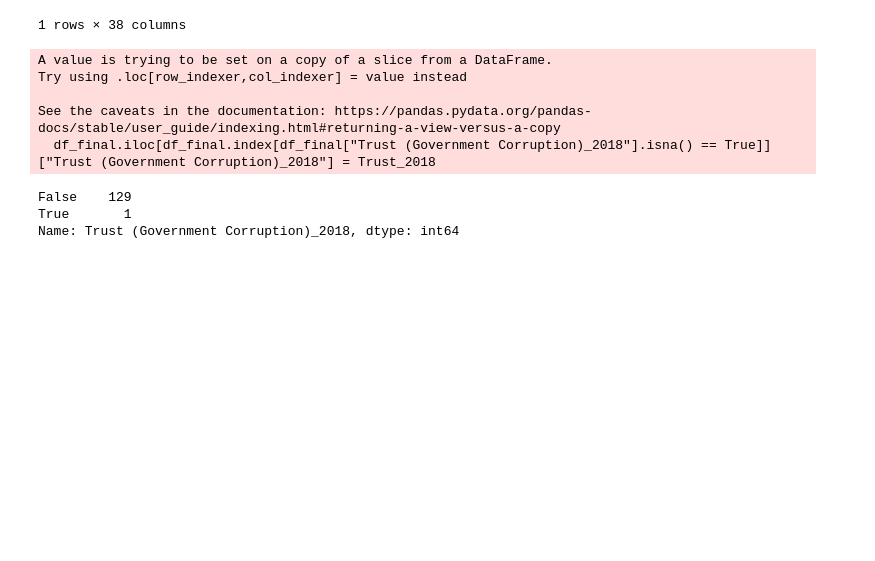
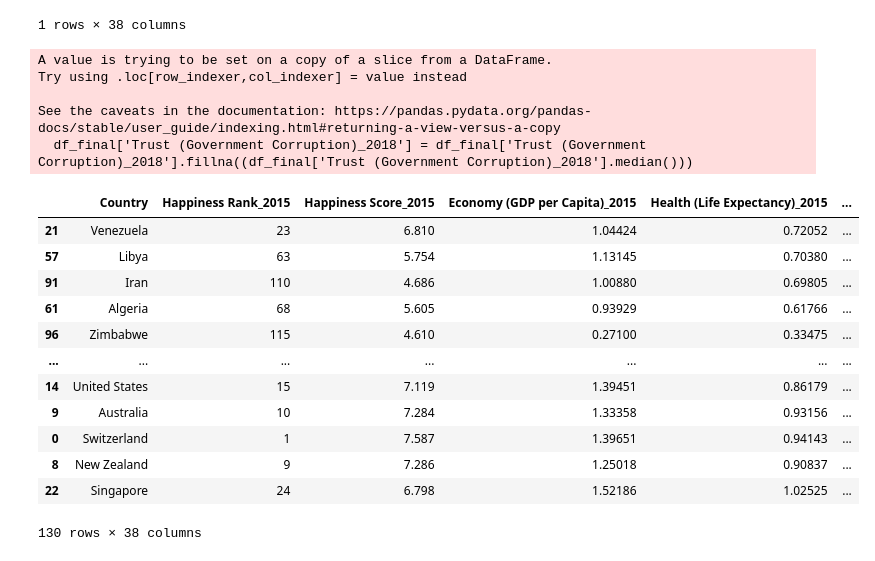
Before and after one commit to RachelNewberry/World_Happeniess_Project_1, a Jupyter notebook: world_happiness_versus_economic_freedom .ipynb, the cells around one changed output. Drawn from its saved outputs; the diff is of its cells as text; code cells hidden in the pictures; blank space fills up the shorter version.

Commit message:
Replaced the missing value with median value and sorted data by Economic Freedom Value

```diff
--- a/world_happiness_versus_economic_freedom .ipynb
+++ b/world_happiness_versus_economic_freedom .ipynb
@@ -314,16 +314,11 @@ df_final[df_final["Trust (Government Corruption)_2018"].isna() == True]
 | 19 | United Arab Emirates | 20 | 6.901 | 1.42727 | 0.80925 | ... |
 1 rows × 38 columns
 # %%
-df_final.iloc[df_final.index[df_final["Trust (Government Corruption)_2018"].isna() == True]]["Trust (Government Corruption)_2018"] = Trust_2018
+# Assigning value to the missing cell
+df_final['Trust (Government Corruption)_2018'] = df_final['Trust (Government Corruption)_2018'].fillna((df_final['Trust (Government Corruption)_2018'].median()))
 # %% [output]
 A value is trying to be set on a copy of a slice from a DataFrame.
 Try using .loc[row_indexer,col_indexer] = value instead
 
 See the caveats in the documentation: https://pandas.pydata.org/pandas-docs/stable/user_guide/indexing.html#returning-a-view-versus-a-copy
-  df_final.iloc[df_final.index[df_final["Trust (Government Corruption)_2018"].isna() == True]]["Trust (Government Corruption)_2018"] = Trust_2018
+  df_final['Trust (Government Corruption)_2018'] = df_final['Trust (Government Corruption)_2018'].fillna((df_final['Trust (Government Corruption)_2018'].median()))
-# %%
-df_final["Trust (Government Corruption)_2018"].isna().value_counts()
-# %% [output]
-False    129
-True       1
-Name: Trust (Government Corruption)_2018, dtype: int64
@@ -329,0 +328,18 @@ Name: Trust (Government Corruption)_2018, dtype: int64
+# %%
+# Sorting Data based on the Economic Freedom Score - Ascending
+df_final_sorted = df_final.sort_values(by= 'Economic Freedom Score', ascending = True)
+df_final_sorted
+# %% [output]
+|  | Country | Happiness Rank_2015 | Happiness Score_2015 | Economy (GDP per Capita)_2015 | Health (Life Expectancy)_2015 | ... |
+| 21 | Venezuela | 23 | 6.810 | 1.04424 | 0.72052 | ... |
+| 57 | Libya | 63 | 5.754 | 1.13145 | 0.70380 | ... |
+| 91 | Iran | 110 | 4.686 | 1.00880 | 0.69805 | ... |
+| 61 | Algeria | 68 | 5.605 | 0.93929 | 0.61766 | ... |
+| 96 | Zimbabwe | 115 | 4.610 | 0.27100 | 0.33475 | ... |
+| ... | ... | ... | ... | ... | ... | ... |
+| 14 | United States | 15 | 7.119 | 1.39451 | 0.86179 | ... |
+| 9 | Australia | 10 | 7.284 | 1.33358 | 0.93156 | ... |
+| 0 | Switzerland | 1 | 7.587 | 1.39651 | 0.94143 | ... |
+| 8 | New Zealand | 9 | 7.286 | 1.25018 | 0.90837 | ... |
+| 22 | Singapore | 24 | 6.798 | 1.52186 | 1.02525 | ... |
+130 rows × 38 columns
```
Also changed, not shown: parts of 1 cell of this notebook.
